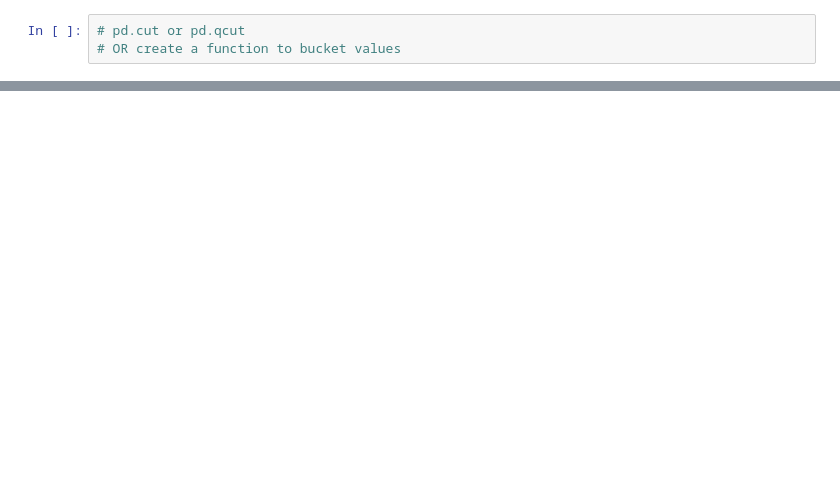
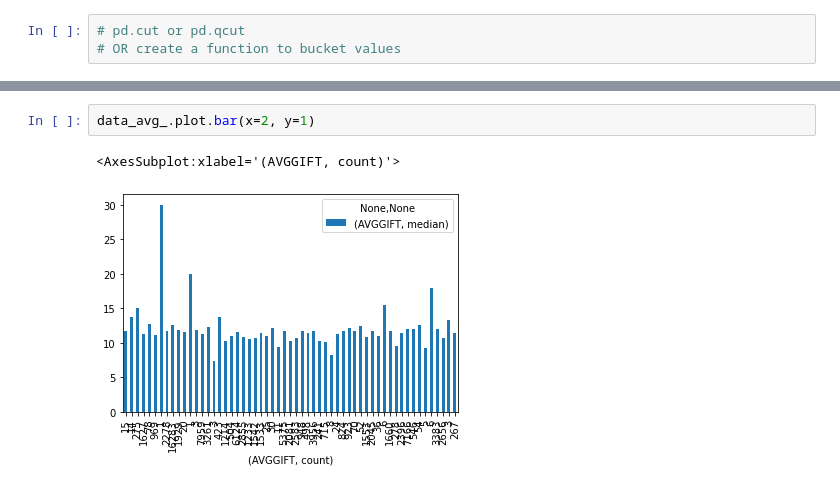
Before and after one commit to cathvos/IronCath, a Jupyter notebook: IH week 4/EDA lesson.ipynb, the cells around one changed output, grey strips where cells are left out. Cells and saved outputs as stored; diff of their text form; blank space fills up the shorter version.

```diff
--- a/IH week 4/EDA lesson.ipynb
+++ b/IH week 4/EDA lesson.ipynb
@@ -219,0 +372,5 @@ OR FILTER BY A FIXED LIMIT
+# %%
+data_avg_.plot.bar(x=2, y=1)
+# %% [output]
+<AxesSubplot:xlabel='(AVGGIFT, count)'>
+[figure, added]
```
Also changed, not shown: parts of 29 cells of this notebook, 20 other files.
